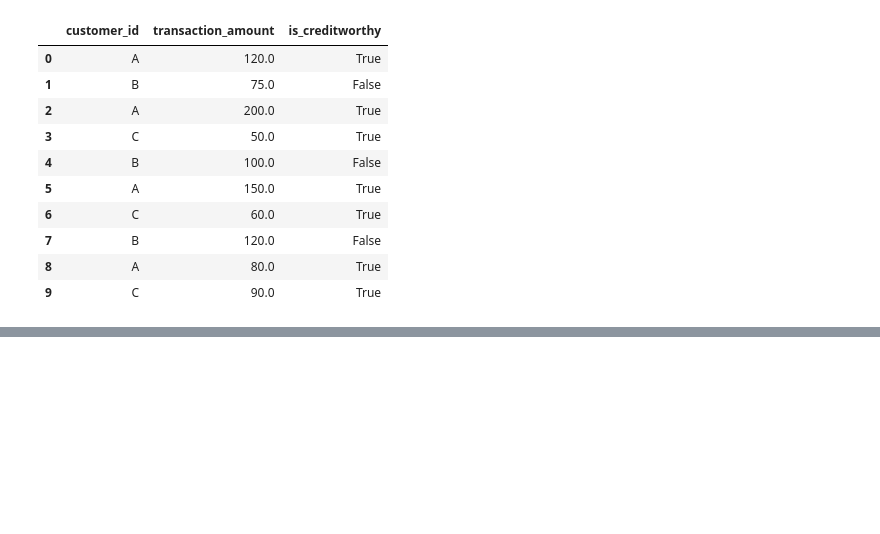
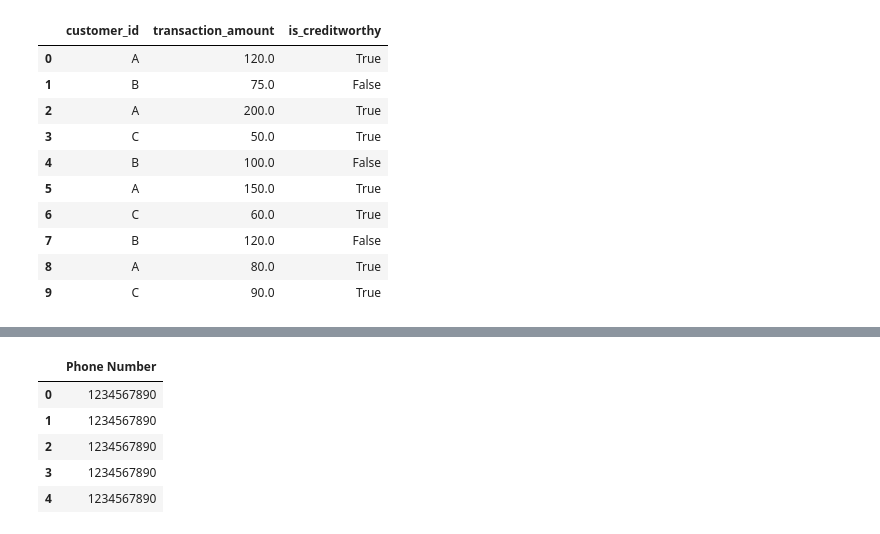
Before and after one commit to danmarino1/data_science_practice, a Jupyter notebook: python_generated_questions.ipynb, the cells around one changed output, grey strips where cells are left out. Cells and saved outputs as stored; diff of their text form; code cells hidden in the pictures; blank space fills up the shorter version.

```diff
--- a/python_generated_questions.ipynb
+++ b/python_generated_questions.ipynb
@@ -1657,0 +1683,18 @@ data
+# %%
+df = pd.DataFrame({
+    'Phone Number': ['1234567890', '(123) 456-7890', '123.456.7890', '123-456-7890', '123 456 7890']
+})
+# %%
+def normalize_phone_numbers(df):
+    df['Phone Number'] = df['Phone Number'].replace(r'\D', '', regex=True)
+    df['Phone Number'] = df['Phone Number'].str.replace(r'(\d{3})(\d{3})(\d{4})', r'\1-\2-\3')
+    return df
+# %%
+normalize_phone_numbers(df)
+# %% [output]
+|  | Phone Number |
+| 0 | 1234567890 |
+| 1 | 1234567890 |
+| 2 | 1234567890 |
+| 3 | 1234567890 |
+| 4 | 1234567890 |
```
Also changed, not shown: parts of 2 cells of this notebook.
